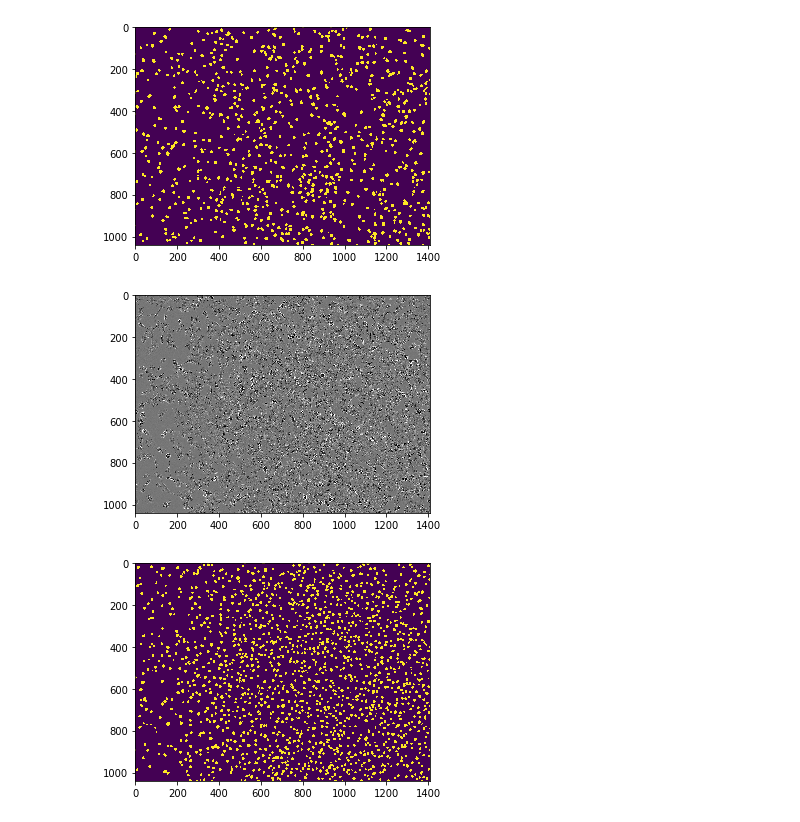
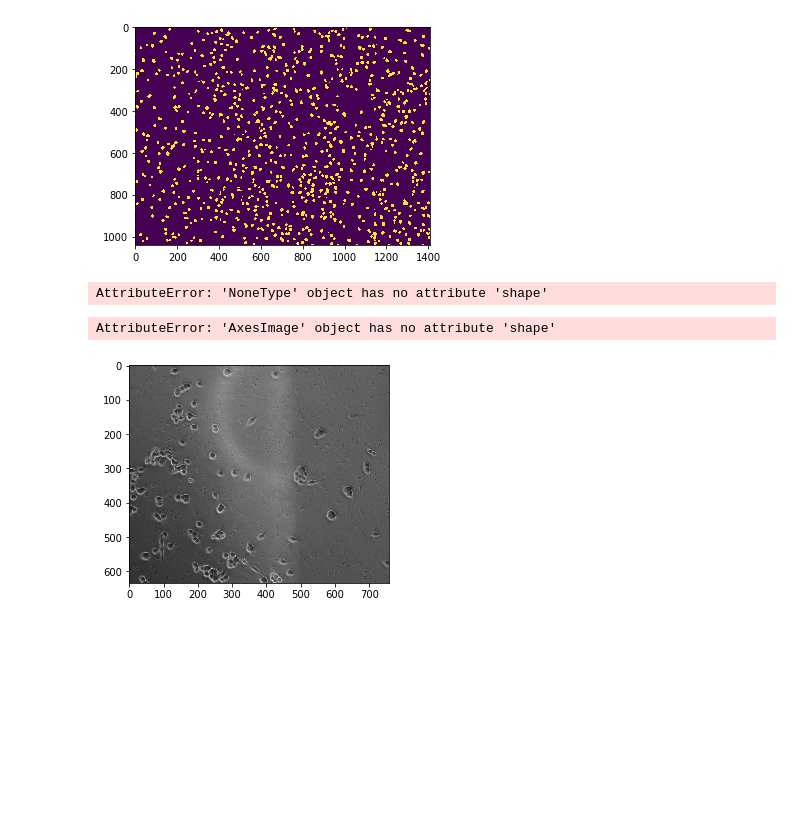
Before and after one commit to rockgu/U-net-, a Jupyter notebook: u-net_project.ipynb, the cells around one changed output. Drawn from its saved outputs; the diff is of its cells as text; code cells hidden in the pictures; blank space fills up the shorter version.

```diff
--- a/u-net_project.ipynb
+++ b/u-net_project.ipynb
@@ -438,22 +429,26 @@ def count_cell(mask):
     blobs = skimage.measure.label(myMask, neighbors=4, return_num=False)
     numNuclei = np.max(blobs)
     return numNuclei
+# %%
+imgName = "peak50_1_100.000_59.000_-2.848.png"
+sample_test = "/home/ubuntu/selected_images/"
+sample_test=sample_test+imgName
+img = plt.imread(sample_test)
+
+img = img.resize(758,906)
+img.shape
+# %% [output]
+AttributeError: 'NoneType' object has no attribute 'shape'
 # %%
 # sample testing
-# %%
-imgName = "MB-HT1080-CHX-SSP_IC30_E7_1_00d06h00m.tif"
-sample_test = "/home/ubuntu/RG Set II/RG Set II - Phase/"
-sample_test=sample_test+imgName
-img = plt.imread(sample_test)
-plt.figure()
-plt.imshow(img)
-predict  = merge_picture(img,model)
-mask = predict[:,:,0]>0.5
-plt.figure()
-plt.imshow(mask)
-plt.imsave(imgName,mask)
-# %% [output]
-[figure, removed]
-[figure, removed]
+# %%
+from PIL import Image
+
+img = Image.open(sample_test)
+img.thumbnail((758, 906), Image.ANTIALIAS)  # resizes image in-place
+imgplot = plt.imshow(img)
+# %% [output]
+AttributeError: 'AxesImage' object has no attribute 'shape'
+[figure, added]
 # %%
 # %% [output]
```
Also changed, not shown: parts of 11 cells of this notebook, 6 other files.
